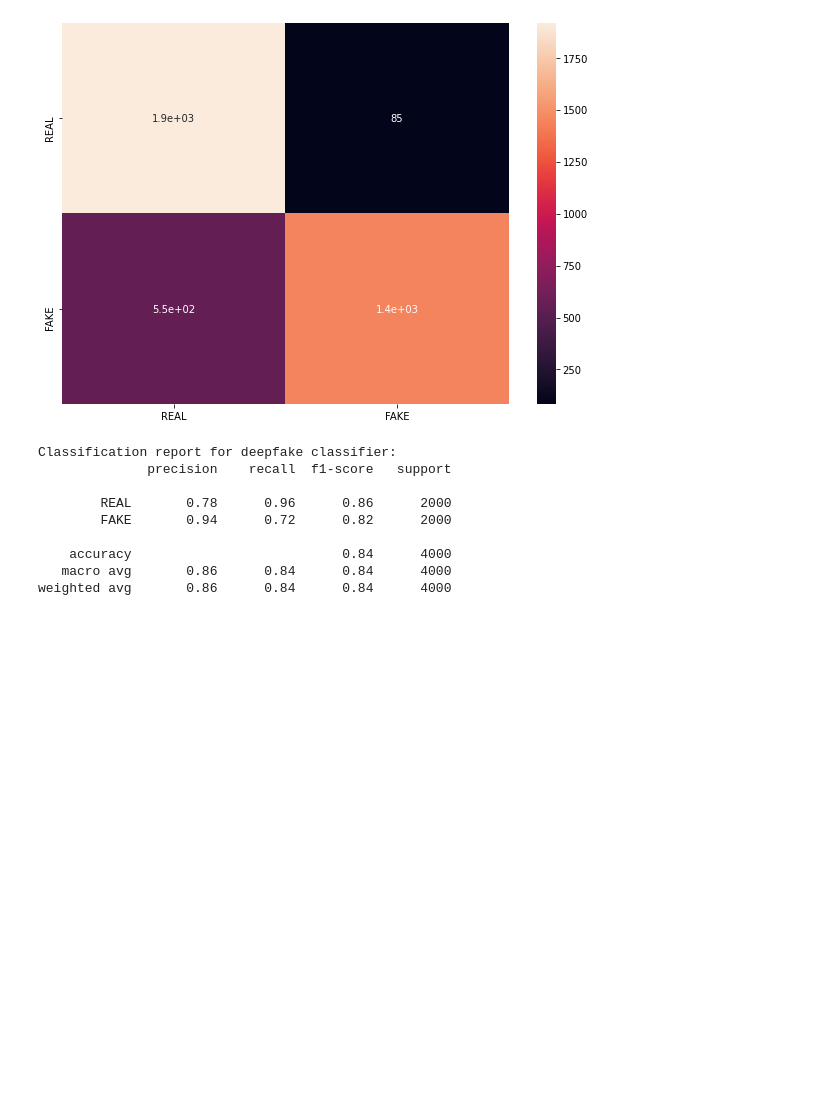
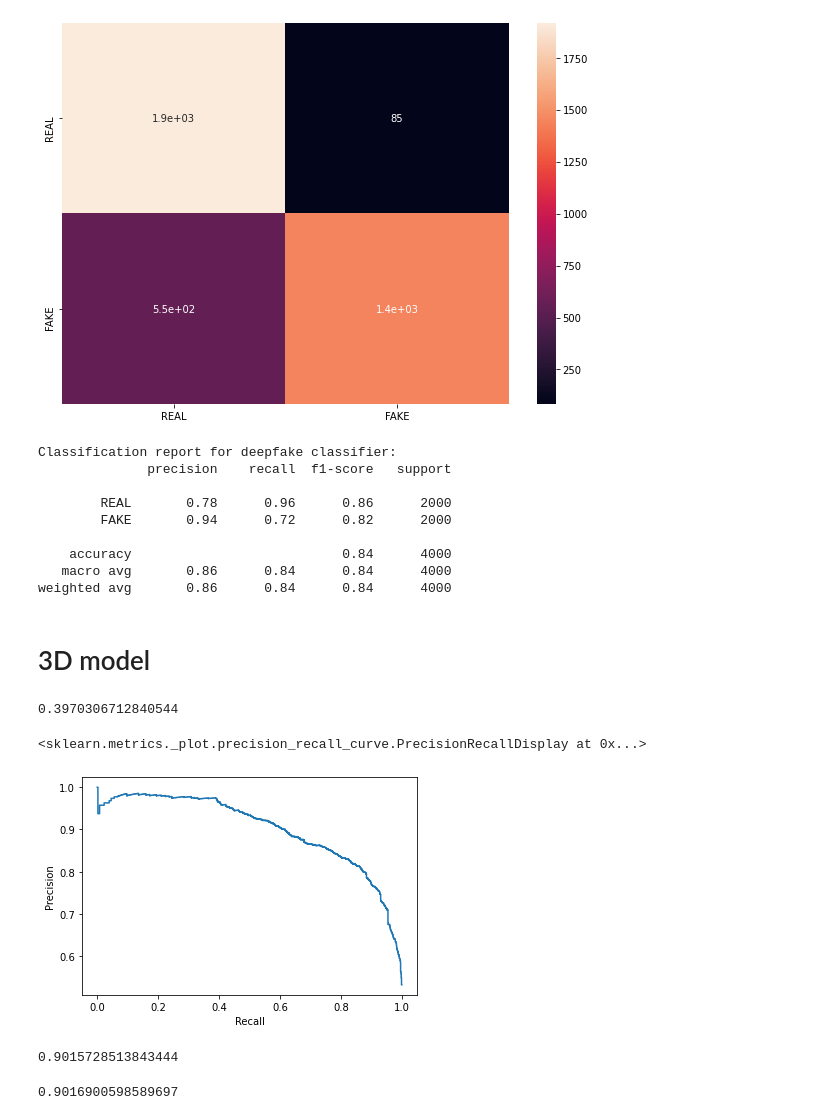
Before and after one commit to AugustasMacys/BachelorThesis, a Jupyter notebook: src/inference/ResultsAnalyser.ipynb, the cells around one changed output. Drawn from its saved outputs; the diff is of its cells as text; code cells hidden in the pictures; blank space fills up the shorter version.

```diff
--- a/src/inference/ResultsAnalyser.ipynb
+++ b/src/inference/ResultsAnalyser.ipynb
@@ -160,3 +137,32 @@ Classification report for deepfake classifier:
     accuracy                           0.84      4000
    macro avg       0.86      0.84      0.84      4000
 weighted avg       0.86      0.84      0.84      4000
+# %% [markdown]
+# 3D model
+# %%
+results_3D = r"D:/deepfakes/src/inference/scores_efficient_net4_3D.csv"
+# %%
+df_3D = pd.read_csv(results_3D)
+predicted_labels_3D = df_3D["prediction"].values
+# %%
+loss_3D_model = log_loss(truth_labels, predicted_labels_3D)
+loss_3D_model
+# %% [output]
+0.3970306712840544
+# %%
+average_precision = average_precision_score(truth_labels, predicted_labels_3D)
+precision, recall, _ = precision_recall_curve(truth_labels, predicted_labels_3D)
+disp = PrecisionRecallDisplay(precision=precision, recall=recall)
+disp.plot()
+# %% [output]
+<sklearn.metrics._plot.precision_recall_curve.PrecisionRecallDisplay at 0x...>
+[figure, added]
+# %%
+area = auc(recall, precision)
+area
+# %% [output]
+0.9015728513843444
+# %%
+average_precision
+# %% [output]
+0.9016900598589697
```
Also changed, not shown: parts of 41 cells of this notebook.
